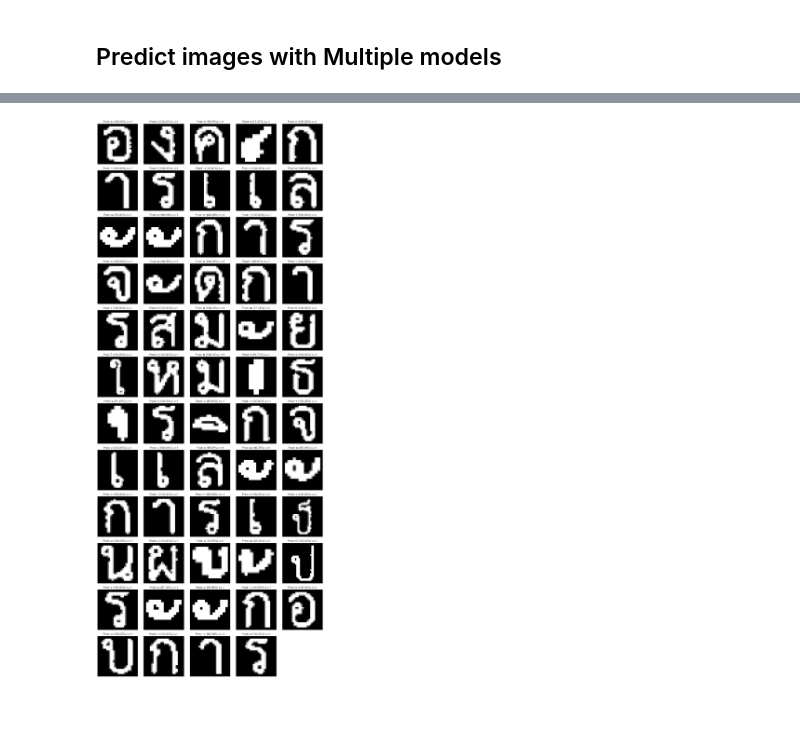
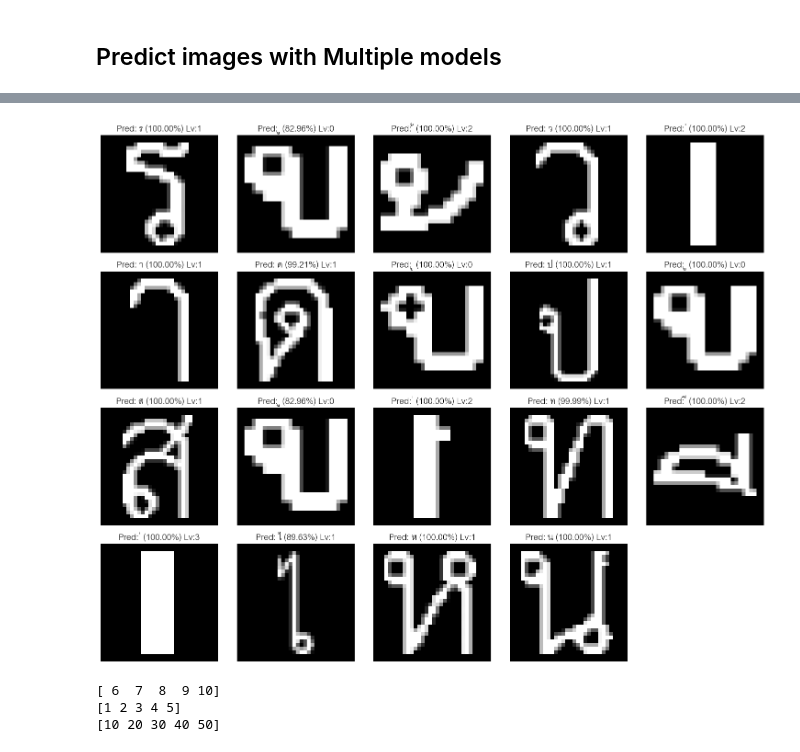
Before and after one commit to kunimpan/ocr-engine-python, a Jupyter notebook: scripts/ocr_transcripts_V3.ipynb, the cells around one changed output, grey strips where cells are left out. Drawn from its saved outputs; the diff is of its cells as text; code cells hidden in the pictures; blank space fills up the shorter version.

```diff
--- a/scripts/ocr_transcripts_V3.ipynb
+++ b/scripts/ocr_transcripts_V3.ipynb
@@ -41,11 +41,11 @@ def face_detection(gray_img):
 # โหลดภาพ
 #image = cv2.imread("../data/test_images/transcript/pun_20240817_0001.jpg")
 #image = cv2.imread("../data/test_images/transcript/pun_f.jpg")
-image = cv2.imread("../data/test_images/transcript/pun_no_f.jpg")
+#image = cv2.imread("../data/test_images/transcript/pun_no_f.jpg")
 #image = cv2.imread("../data/test_images/transcript/pun_tran_mo.jpg")
 #image = cv2.imread("../data/test_images/word_images/test2.png")
 #image = cv2.imread("../data/test_images/transcript/Transcript2.jpg")
-#image = cv2.imread("../data/test_images/word_images/word_31.jpg")
+image = cv2.imread("../data/test_images/word_images/word_34.jpg")
 if image is None:
     raise FileNotFoundError("ไม่พบไฟล์ภาพ กรุณาตรวจสอบเส้นทางของไฟล์")
 
@@ -512,7 +516,7 @@ import math
 import matplotlib.pyplot as plt
 from matplotlib import rc
 
-thai_and_numerails_characters = [
+thai_and_numerails_special_characters = [
     '0', '1', '2', '3', '4', '5', '6', '7', '8', '9',
 
     'ก', 'ข', 'ฃ', 'ค', 'ฅ', 'ฆ', 'ง', 'จ', 'ฉ', 'ช', 'ซ', 'ฌ', 'ญ', 'ฎ',
@@ -524,6 +528,8 @@ thai_and_numerails_characters = [
     'ั', 'ํ',
 
     '่', '้', '๊', '๋',
+
+    '+', '-', '*', '(', ')', '.', '=', '/', '|'
 ]
 
 char_level_0_label = [
@@ -539,6 +545,8 @@ char_level_1_label = [
     'ห', 'ฬ', 'อ', 'ฮ',
 
     'า', 'เ', 'โ', 'ฤ', 'ใ', 'ไ',
+
+    '+', '-', '*', '(', ')', '.', '=', '/', '|'
 ]
 
 char_level_2_label = [
@@ -556,7 +564,7 @@ char_level_labels = {
     3: char_level_3_label,
 }
 
-letters_class = thai_and_numerails_characters
+letters_class = thai_and_numerails_special_characters
 
 def resize_with_min_padding(image, desired_size, min_padding):
     """
@@ -744 +752,22 @@ Character 58: Predicted Label = ร (100.00%)
-[figure, old version]
+[figure, new version]
+# %%
+import numpy as np
+
+# ตัวอย่าง NumPy array
+sorted_stats = np.array([[1, 2, 3, 4, 5],
+                         [6, 7, 8, 9, 10],
+                         [10, 20, 30, 40, 50]])
+
+# สร้างตัวแปร max_area_index
+max_area_index = 1  # สมมติว่าตำแหน่ง index 1 มีค่าที่ต้องการ
+
+# สลับแถวระหว่างตำแหน่ง 0 กับ max_area_index
+sorted_stats[[0, max_area_index]] = sorted_stats[[max_area_index, 0]]
+
+# แสดงผลลัพธ์
+for stats in sorted_stats:
+    print(stats)
+# %% [output]
+[ 6  7  8  9 10]
+[1 2 3 4 5]
+[10 20 30 40 50]
```
Also changed, not shown: parts of 5 cells of this notebook, 8 other files.
